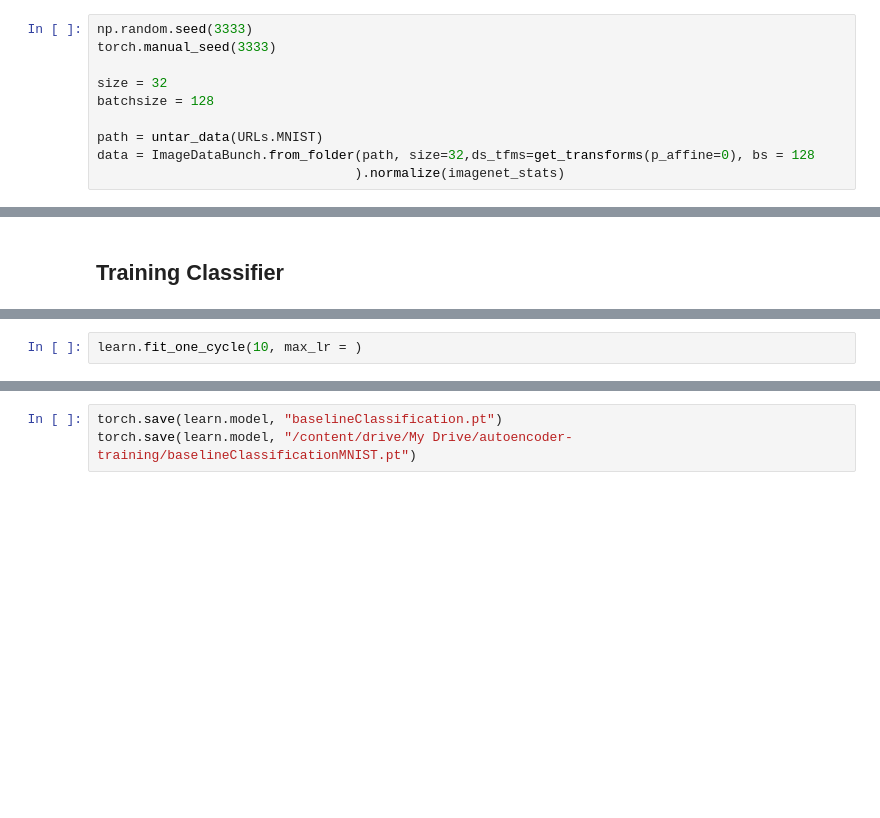
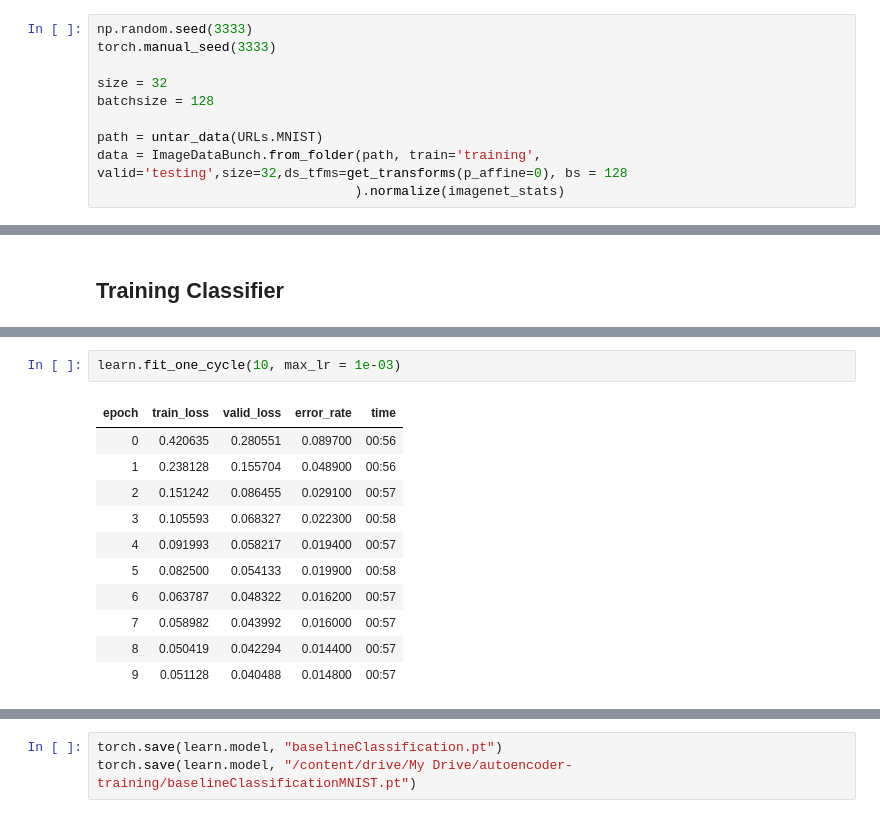
Before and after one commit to henriwoodcock/Applying-Modern-Best-Practices-to-Autoencoders, a Jupyter notebook: notebooks/mnist/AutoencodedClassificationAccuracy.ipynb, the cells around one changed output, grey strips where cells are left out. Drawn from its saved outputs; the diff is of its cells as text; blank space fills up the shorter version.

```diff
--- a/notebooks/mnist/AutoencodedClassificationAccuracy.ipynb
+++ b/notebooks/mnist/AutoencodedClassificationAccuracy.ipynb
@@ -46,5 +52,5 @@ size = 32
 batchsize = 128
 
 path = untar_data(URLs.MNIST)
-data = ImageDataBunch.from_folder(path, size=32,ds_tfms=get_transforms(p_affine=0), bs = 128
+data = ImageDataBunch.from_folder(path, train='training', valid='testing',size=32,ds_tfms=get_transforms(p_affine=0), bs = 128
                                  ).normalize(imagenet_stats)
@@ -61,4 +85,16 @@ learn.recorder.plot(suggestion = True)
 # %%
-learn.fit_one_cycle(10, max_lr = )
+learn.fit_one_cycle(10, max_lr = 1e-03)
+# %% [output]
+| epoch | train_loss | valid_loss | error_rate | time |
+| 0 | 0.420635 | 0.280551 | 0.089700 | 00:56 |
+| 1 | 0.238128 | 0.155704 | 0.048900 | 00:56 |
+| 2 | 0.151242 | 0.086455 | 0.029100 | 00:57 |
+| 3 | 0.105593 | 0.068327 | 0.022300 | 00:58 |
+| 4 | 0.091993 | 0.058217 | 0.019400 | 00:57 |
+| 5 | 0.082500 | 0.054133 | 0.019900 | 00:58 |
+| 6 | 0.063787 | 0.048322 | 0.016200 | 00:57 |
+| 7 | 0.058982 | 0.043992 | 0.016000 | 00:57 |
+| 8 | 0.050419 | 0.042294 | 0.014400 | 00:57 |
+| 9 | 0.051128 | 0.040488 | 0.014800 | 00:57 |
 # %%
 learn.unfreeze()
```
Also changed, not shown: parts of 16 cells of this notebook.
